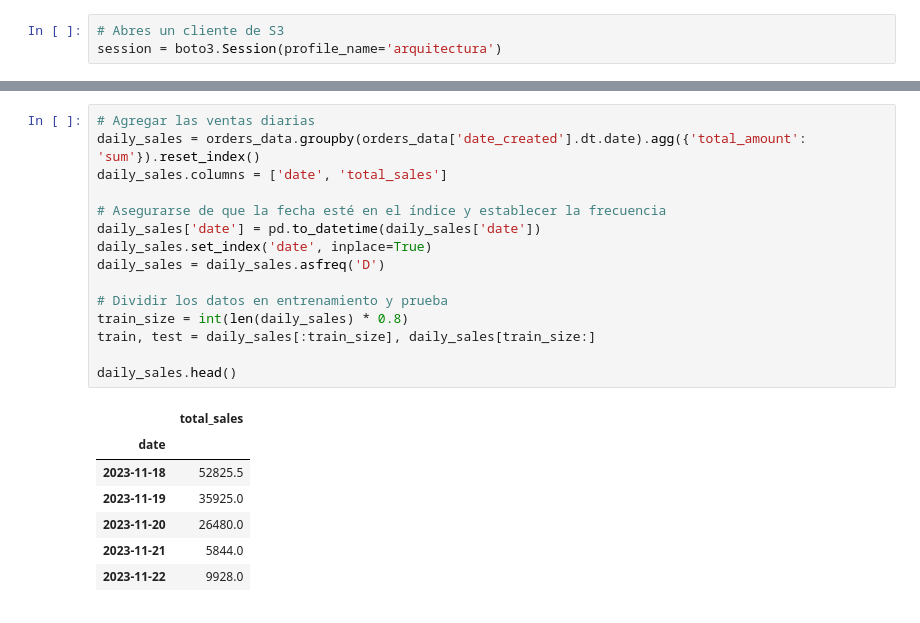
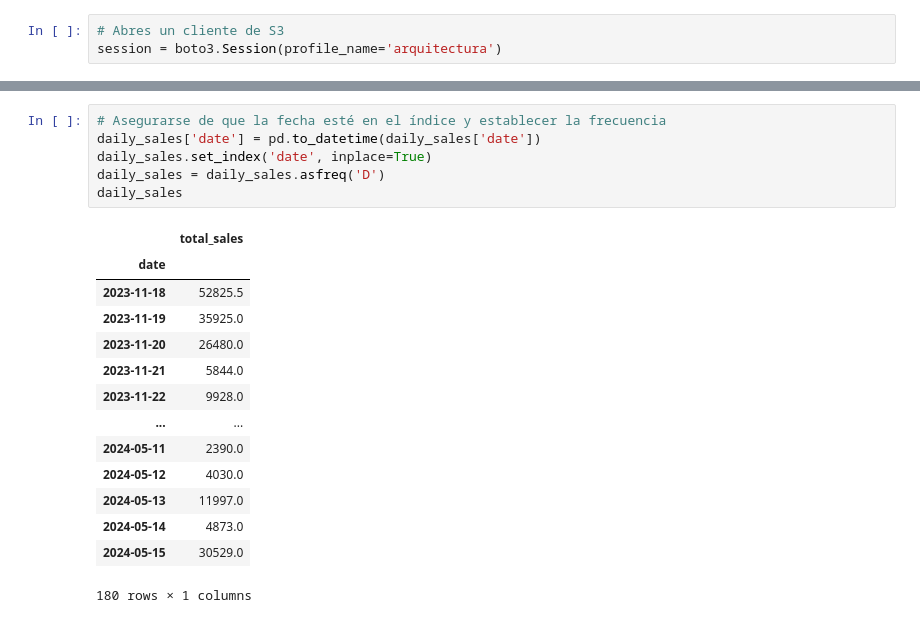
Before and after one commit to asantiagodata9/Marketplace, a Jupyter notebook: src/analytics.ipynb, the cells around one changed output, grey strips where cells are left out. Cells and saved outputs as stored; diff of their text form.

```diff
--- a/src/analytics.ipynb
+++ b/src/analytics.ipynb
@@ -46,23 +82,21 @@ orders_data.head()
 # %%
-# Agregar las ventas diarias
-daily_sales = orders_data.groupby(orders_data['date_created'].dt.date).agg({'total_amount': 'sum'}).reset_index()
-daily_sales.columns = ['date', 'total_sales']
-
 # Asegurarse de que la fecha esté en el índice y establecer la frecuencia
 daily_sales['date'] = pd.to_datetime(daily_sales['date'])
 daily_sales.set_index('date', inplace=True)
 daily_sales = daily_sales.asfreq('D')
-
-# Dividir los datos en entrenamiento y prueba
-train_size = int(len(daily_sales) * 0.8)
-train, test = daily_sales[:train_size], daily_sales[train_size:]
-
-daily_sales.head()
+daily_sales
 # %% [output]
 |  | total_sales |
 | date |  |
 | 2023-11-18 | 52825.5 |
 | 2023-11-19 | 35925.0 |
 | 2023-11-20 | 26480.0 |
 | 2023-11-21 | 5844.0 |
 | 2023-11-22 | 9928.0 |
+| ... | ... |
+| 2024-05-11 | 2390.0 |
+| 2024-05-12 | 4030.0 |
+| 2024-05-13 | 11997.0 |
+| 2024-05-14 | 4873.0 |
+| 2024-05-15 | 30529.0 |
+180 rows × 1 columns
```
Also changed, not shown: parts of 7 cells of this notebook, 8 other files.
